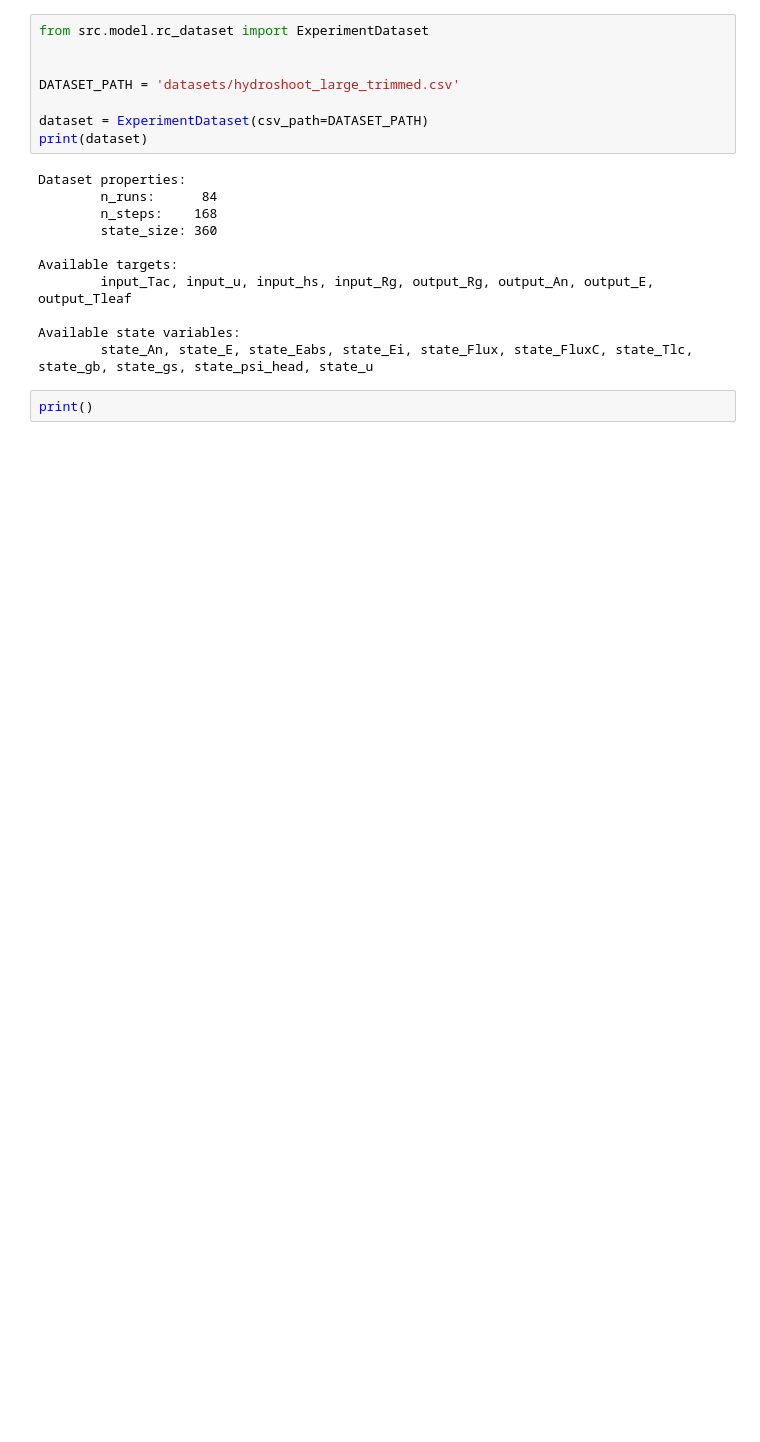
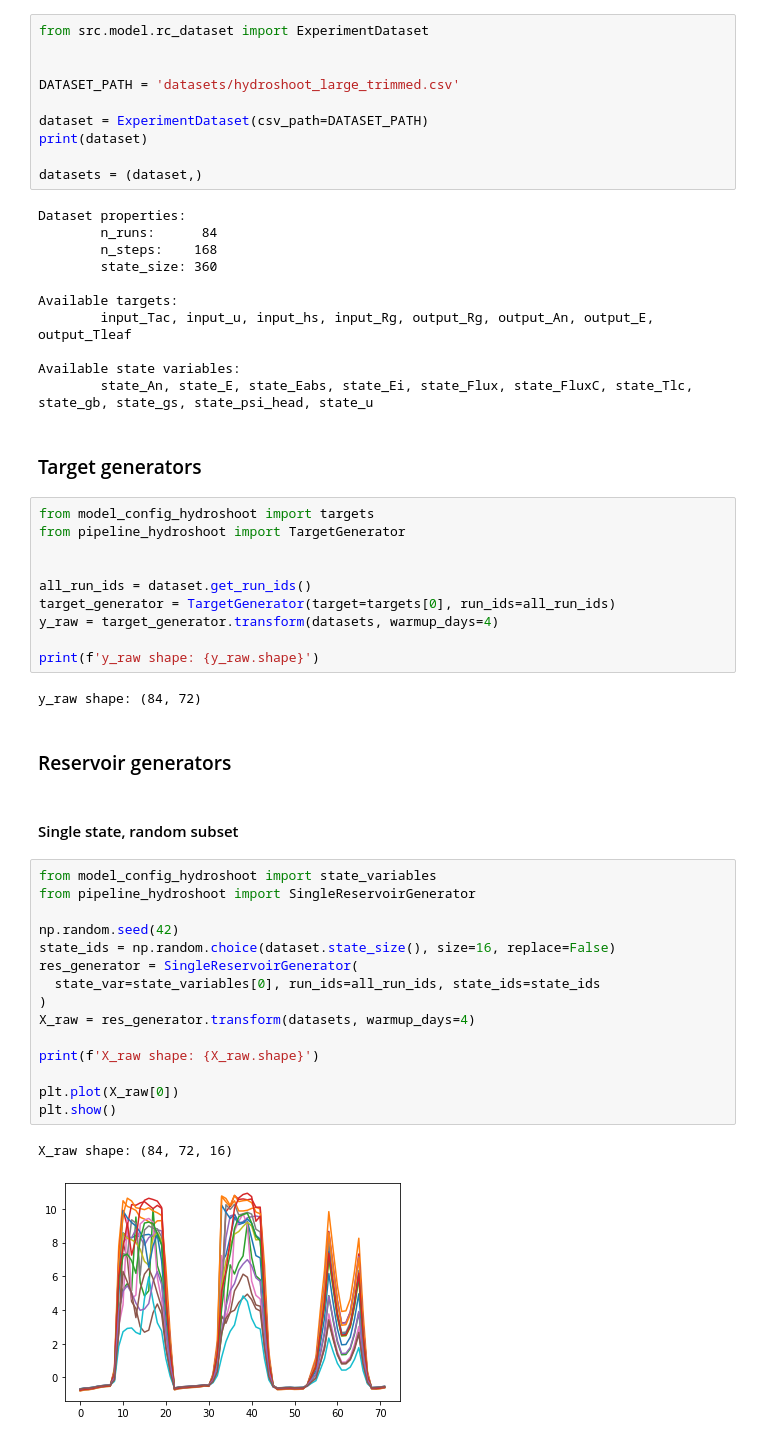
Before and after one commit to mcndt/thesis-plant-reservoir-computing, a Jupyter notebook: notebooks/hydroshoot_refactor.ipynb, the cells around one changed output. Drawn from its saved outputs; the diff is of its cells as text; blank space fills up the shorter version.

```diff
--- a/notebooks/hydroshoot_refactor.ipynb
+++ b/notebooks/hydroshoot_refactor.ipynb
@@ -19,6 +19,8 @@ DATASET_PATH = 'datasets/hydroshoot_large_trimmed.csv'
 
 dataset = ExperimentDataset(csv_path=DATASET_PATH)
 print(dataset)
+
+datasets = (dataset,)
 # %% [output]
 Dataset properties:
         n_runs:      84
@@ -30,5 +32,39 @@ Available targets:
 
 Available state variables:
         state_An, state_E, state_Eabs, state_Ei, state_Flux, state_FluxC, state_Tlc, state_gb, state_gs, state_psi_head, state_u
-# %%
-print()
+# %% [markdown]
+### Target generators
+# %%
+from model_config_hydroshoot import targets
+from pipeline_hydroshoot import TargetGenerator
+
+
+all_run_ids = dataset.get_run_ids()
+target_generator = TargetGenerator(target=targets[0], run_ids=all_run_ids)
+y_raw = target_generator.transform(datasets, warmup_days=4)
+
+print(f'y_raw shape: {y_raw.shape}')
+# %% [output]
+y_raw shape: (84, 72)
+# %% [markdown]
+### Reservoir generators
+# %% [markdown]
+#### Single state, random subset
+# %%
+from model_config_hydroshoot import state_variables
+from pipeline_hydroshoot import SingleReservoirGenerator
+
+np.random.seed(42)
+state_ids = np.random.choice(dataset.state_size(), size=16, replace=False)
+res_generator = SingleReservoirGenerator(
+  state_var=state_variables[0], run_ids=all_run_ids, state_ids=state_ids
+)
+X_raw = res_generator.transform(datasets, warmup_days=4)
+
+print(f'X_raw shape: {X_raw.shape}')
+
+plt.plot(X_raw[0])
+plt.show()
+# %% [output]
+X_raw shape: (84, 72, 16)
+[figure, added]
```
Also changed, not shown: parts of 25 cells of this notebook, 9 other files.
